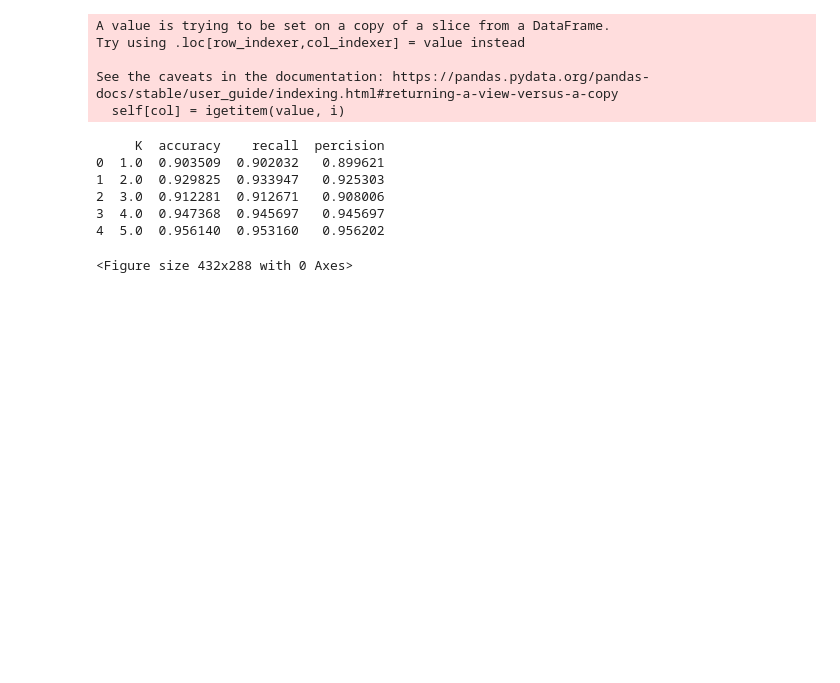
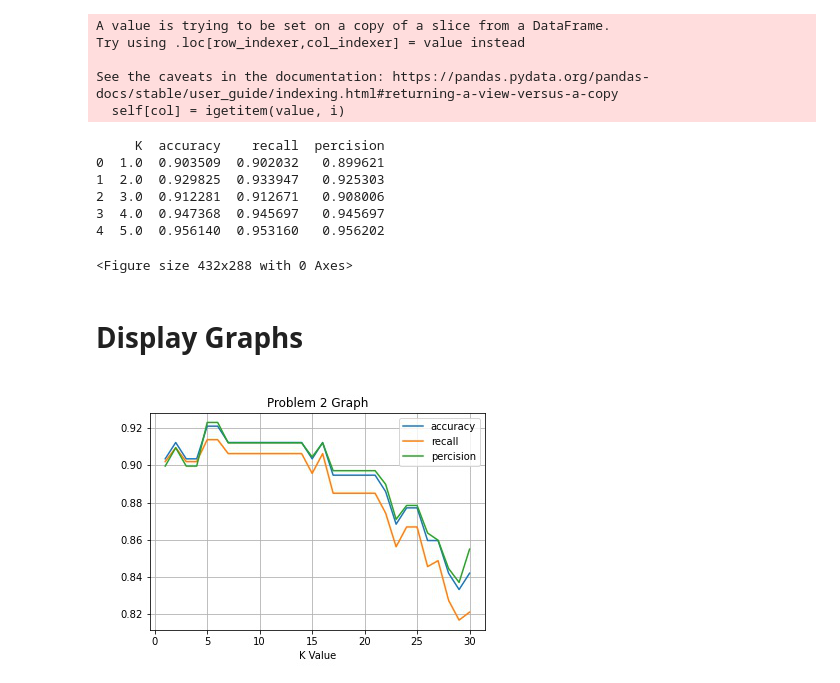
Before and after one commit to mrNoahItAllss/INTRO_TO_ML_REPO, a Jupyter notebook: HW3_NaiveBayes/HW3_Noah_Telfer_801196211.ipynb, the cells around one changed output. Cells and saved outputs as stored; diff of their text form; code cells hidden in the pictures; blank space fills up the shorter version.

Commit message:
Added Graph Outputs

```diff
--- a/HW3_NaiveBayes/HW3_Noah_Telfer_801196211.ipynb
+++ b/HW3_NaiveBayes/HW3_Noah_Telfer_801196211.ipynb
@@ -226,3 +226,13 @@ See the caveats in the documentation: https://pandas.pydata.org/pandas-docs/stab
 3  4.0  0.947368  0.945697   0.945697
 4  5.0  0.956140  0.953160   0.956202
 <Figure size 432x288 with 0 Axes>
+# %% [markdown]
+# Display Graphs
+# %%
+from PIL import Image
+os.chdir(graph_dir)
+graphs = os.listdir()
+# %%
+Image.open(graphs[0])
+# %% [output]
+[figure, added]
```
Also changed, not shown: parts of 1 cell of this notebook.
